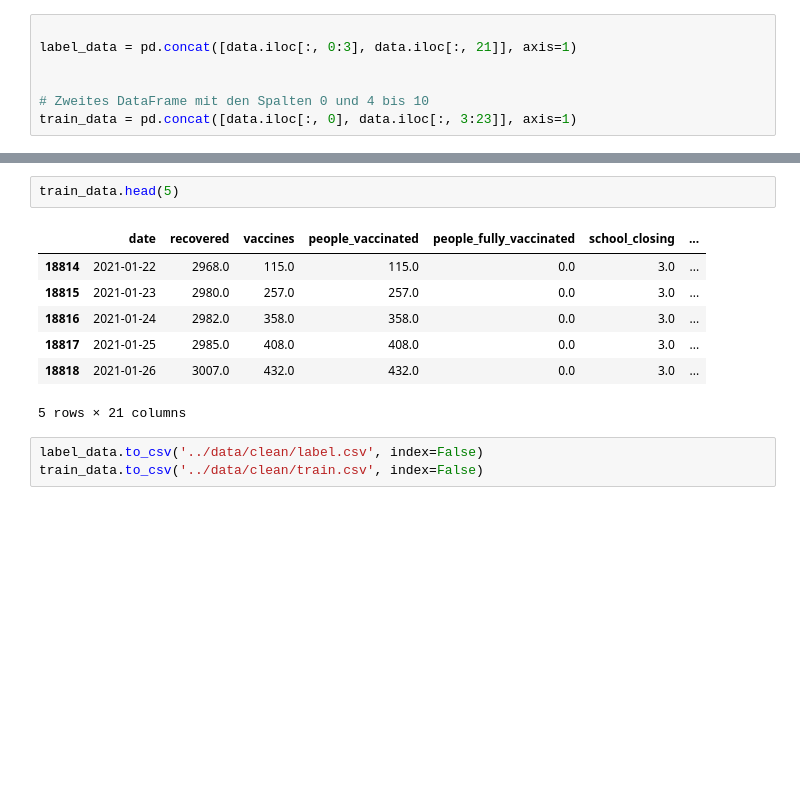
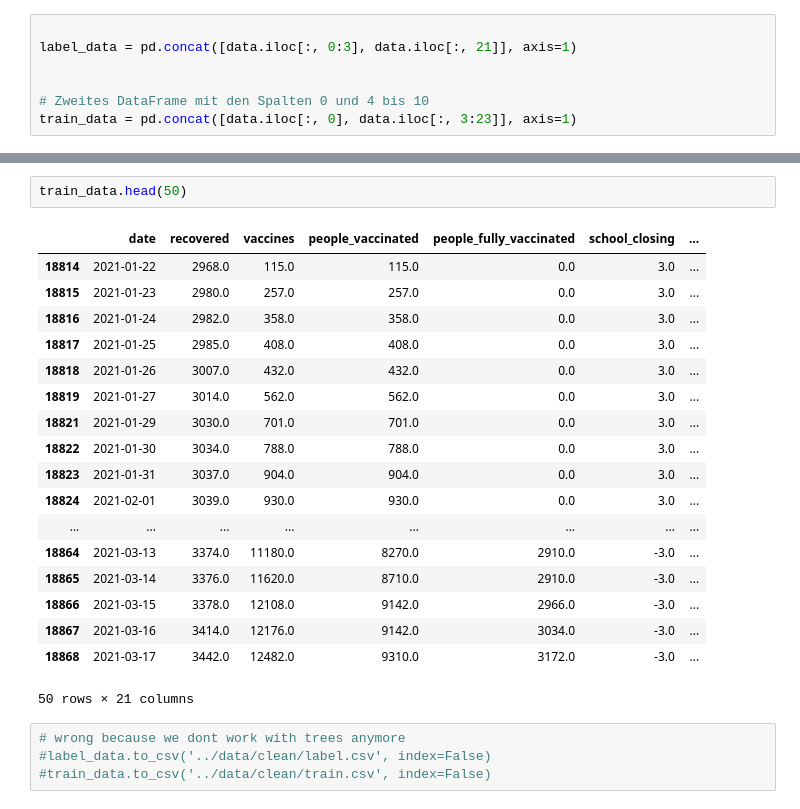
Before and after one commit to mario-dg/KI-Gruppe-03, a Jupyter notebook: dataPreparation/rawToTrain.ipynb, the cells around one changed output, grey strips where cells are left out. Saved outputs shown, nothing was run; the diff lists cells and outputs as text; blank space fills up the shorter version.

```diff
--- a/dataPreparation/rawToTrain.ipynb
+++ b/dataPreparation/rawToTrain.ipynb
@@ -58,13 +69,25 @@ label_data.head(5)
 # %%
-train_data.head(5)
+train_data.head(50)
 # %% [output]
 |  | date | recovered | vaccines | people_vaccinated | people_fully_vaccinated | school_closing | ... |
 | 18814 | 2021-01-22 | 2968.0 | 115.0 | 115.0 | 0.0 | 3.0 | ... |
 | 18815 | 2021-01-23 | 2980.0 | 257.0 | 257.0 | 0.0 | 3.0 | ... |
 | 18816 | 2021-01-24 | 2982.0 | 358.0 | 358.0 | 0.0 | 3.0 | ... |
 | 18817 | 2021-01-25 | 2985.0 | 408.0 | 408.0 | 0.0 | 3.0 | ... |
 | 18818 | 2021-01-26 | 3007.0 | 432.0 | 432.0 | 0.0 | 3.0 | ... |
+| 18819 | 2021-01-27 | 3014.0 | 562.0 | 562.0 | 0.0 | 3.0 | ... |
+| 18821 | 2021-01-29 | 3030.0 | 701.0 | 701.0 | 0.0 | 3.0 | ... |
+| 18822 | 2021-01-30 | 3034.0 | 788.0 | 788.0 | 0.0 | 3.0 | ... |
+| 18823 | 2021-01-31 | 3037.0 | 904.0 | 904.0 | 0.0 | 3.0 | ... |
+| 18824 | 2021-02-01 | 3039.0 | 930.0 | 930.0 | 0.0 | 3.0 | ... |
+| ... | ... | ... | ... | ... | ... | ... | ... |
+| 18864 | 2021-03-13 | 3374.0 | 11180.0 | 8270.0 | 2910.0 | -3.0 | ... |
+| 18865 | 2021-03-14 | 3376.0 | 11620.0 | 8710.0 | 2910.0 | -3.0 | ... |
+| 18866 | 2021-03-15 | 3378.0 | 12108.0 | 9142.0 | 2966.0 | -3.0 | ... |
+| 18867 | 2021-03-16 | 3414.0 | 12176.0 | 9142.0 | 3034.0 | -3.0 | ... |
+| 18868 | 2021-03-17 | 3442.0 | 12482.0 | 9310.0 | 3172.0 | -3.0 | ... |
-5 rows × 21 columns
+50 rows × 21 columns
 # %%
-label_data.to_csv('../data/clean/label.csv', index=False)
-train_data.to_csv('../data/clean/train.csv', index=False)
+# wrong because we dont work with trees anymore
+#label_data.to_csv('../data/clean/label.csv', index=False)
+#train_data.to_csv('../data/clean/train.csv', index=False)
```
Also changed, not shown: parts of 11 cells of this notebook, 4 other files.
